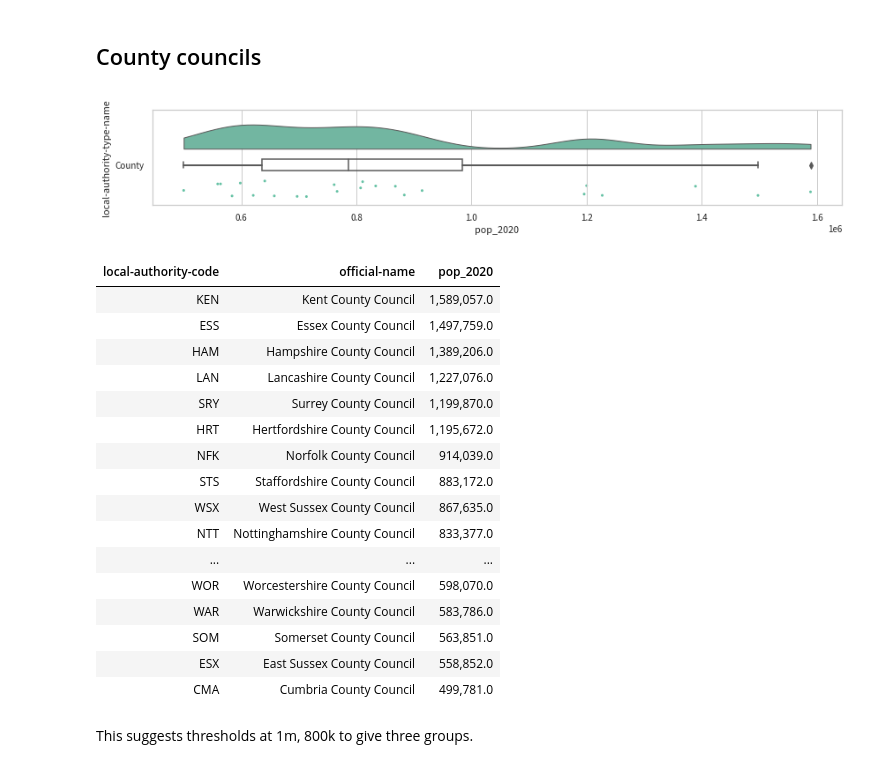
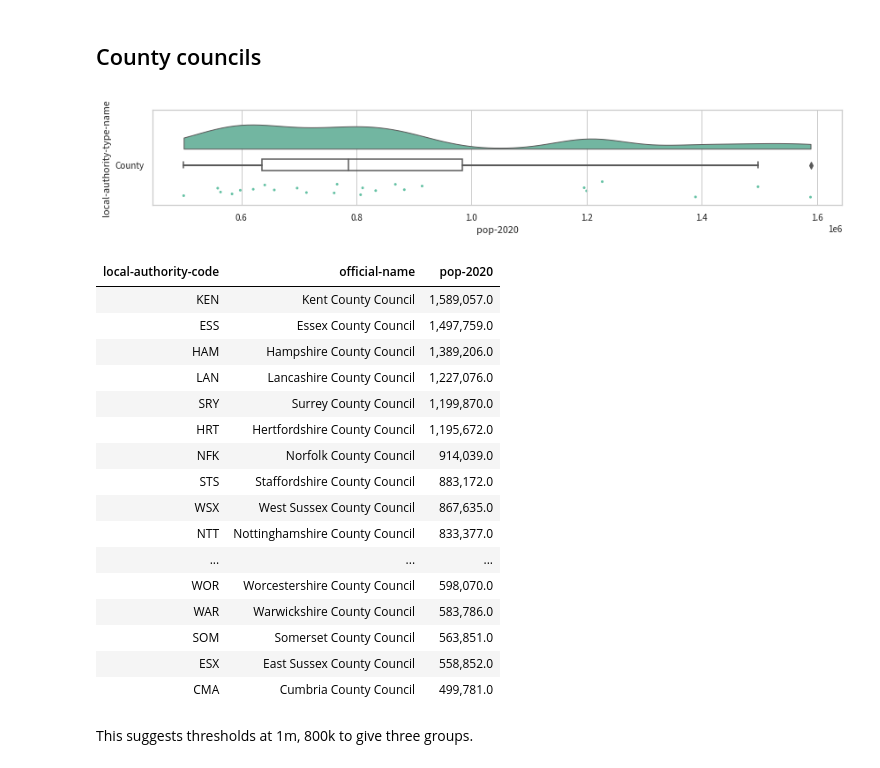
Before and after one commit to mysociety/climate_league_filter_datasets, a Jupyter notebook: notebooks/population.ipynb, the cells around one changed output. Cells and saved outputs as stored; diff of their text form; code cells hidden in the pictures.

```diff
--- a/notebooks/population.ipynb
+++ b/notebooks/population.ipynb
@@ -54,15 +54,15 @@ Here there are several clear outliers, but they're urban areas, so I think a bas
 ## County councils
 # %%
 d = df[df["league-group"] == "County councils"]
-d.viz.raincloud("pop_2020", "local-authority-type-name")
+d.viz.raincloud("pop-2020", "local-authority-type-name")
 
-(d[["local-authority-code", "official-name", "pop_2020"]]
- .sort_values("pop_2020", ascending=False)
+(d[["local-authority-code", "official-name", "pop-2020"]]
+ .sort_values("pop-2020", ascending=False)
  .style.hide_index()
- .format({"pop_2020": comma_thousands}))
+ .format({"pop-2020": comma_thousands}))
 # %% [output]
-[figure, old version]
+[figure, new version]
-| local-authority-code | official-name | pop_2020 |
+| local-authority-code | official-name | pop-2020 |
 | KEN | Kent County Council | 1,589,057.0 |
 | ESS | Essex County Council | 1,497,759.0 |
 | HAM | Hampshire County Council | 1,389,206.0 |
```
Also changed, not shown: parts of 14 cells of this notebook, 2 other files.
